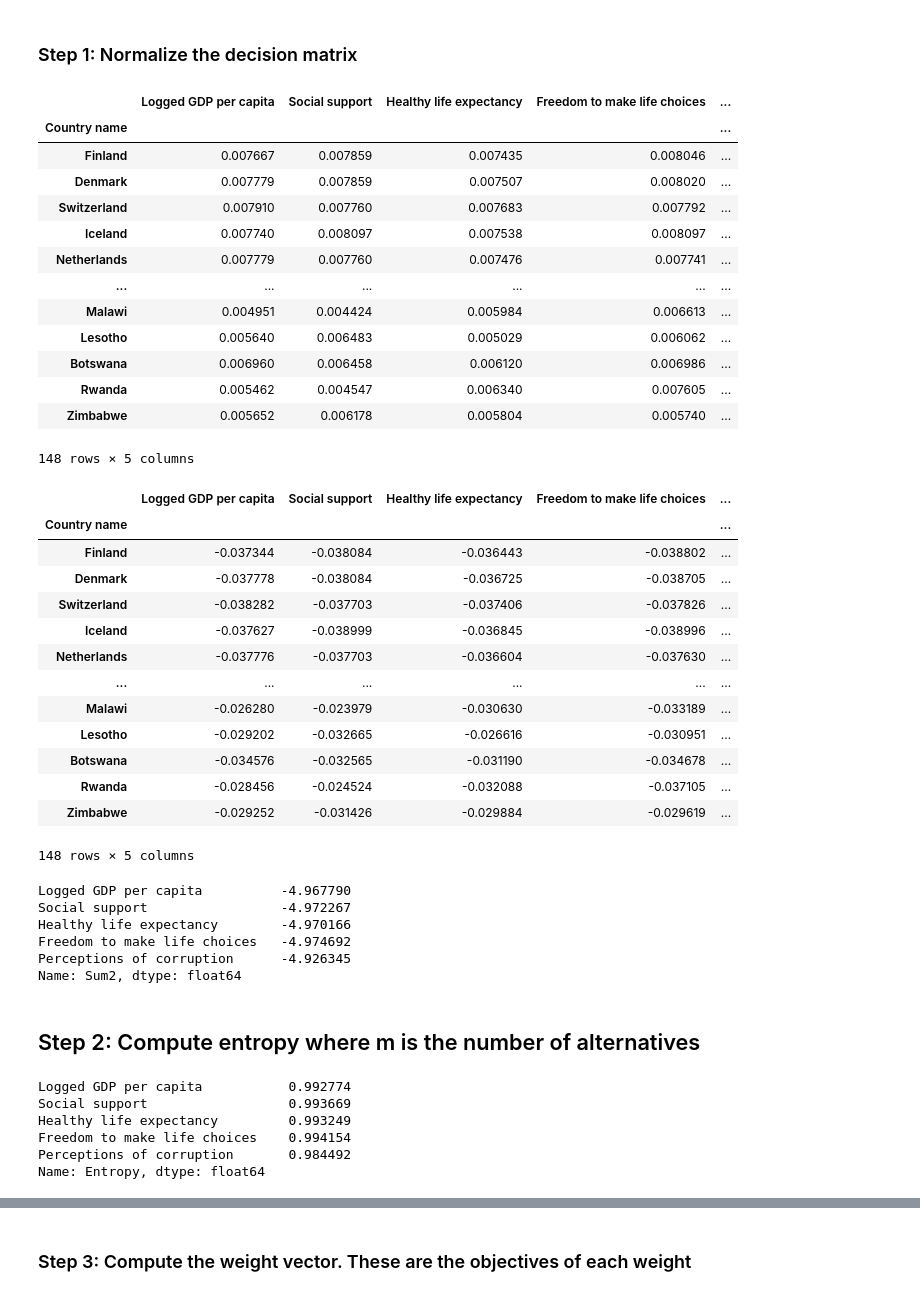
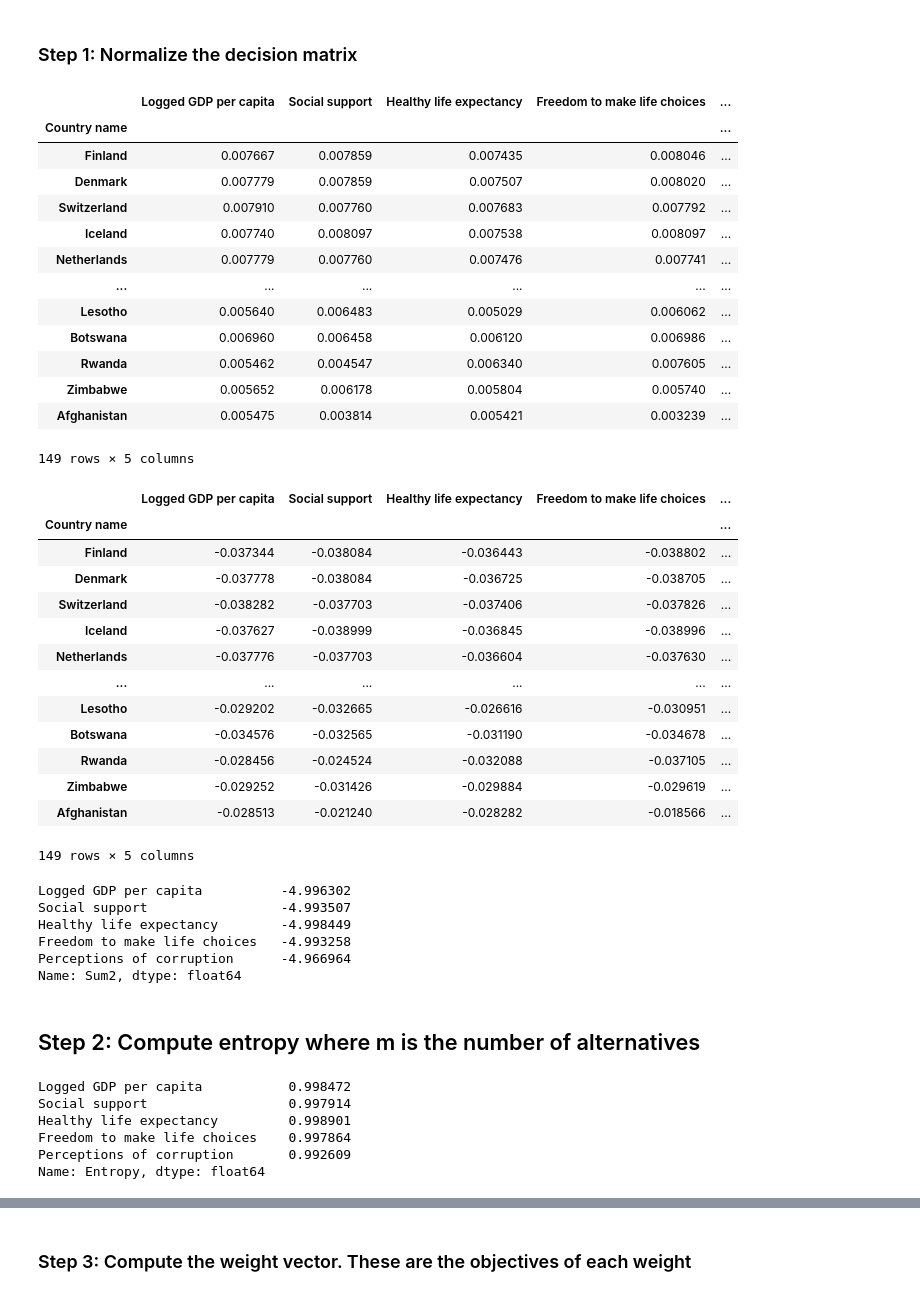
Before and after one commit to belkisbaccar/Decision-Support-System, a Jupyter notebook: MCDM.ipynb, the cells around one changed output, grey strips where cells are left out. Cells and saved outputs as stored; diff of their text form; code cells hidden in the pictures.

```diff
--- a/MCDM.ipynb
+++ b/MCDM.ipynb
@@ -119,24 +178,23 @@ k
 # %%
 # p_ij = x_ij/sum{j}(x_ij)
 df1 = df.copy()
-df1.drop(df1.tail(1).index,inplace=True)
 df1 = df1 / Sum
 df1
 # %% [output]
 |  | Logged GDP per capita | Social support | Healthy life expectancy | Freedom to make life choices | ... |
 | Country name |  |  |  |  | ... |
 | Finland | 0.007667 | 0.007859 | 0.007435 | 0.008046 | ... |
 | Denmark | 0.007779 | 0.007859 | 0.007507 | 0.008020 | ... |
 | Switzerland | 0.007910 | 0.007760 | 0.007683 | 0.007792 | ... |
 | Iceland | 0.007740 | 0.008097 | 0.007538 | 0.008097 | ... |
 | Netherlands | 0.007779 | 0.007760 | 0.007476 | 0.007741 | ... |
 | ... | ... | ... | ... | ... | ... |
-| Malawi | 0.004951 | 0.004424 | 0.005984 | 0.006613 | ... |
 | Lesotho | 0.005640 | 0.006483 | 0.005029 | 0.006062 | ... |
 | Botswana | 0.006960 | 0.006458 | 0.006120 | 0.006986 | ... |
 | Rwanda | 0.005462 | 0.004547 | 0.006340 | 0.007605 | ... |
 | Zimbabwe | 0.005652 | 0.006178 | 0.005804 | 0.005740 | ... |
+| Afghanistan | 0.005475 | 0.003814 | 0.005421 | 0.003239 | ... |
-148 rows × 5 columns
+149 rows × 5 columns
 # %%
 # p_ij*ln(p_ij)
 df2 = df1.copy()
@@ -155,22 +213,22 @@ df2
 | Iceland | -0.037627 | -0.038999 | -0.036845 | -0.038996 | ... |
 | Netherlands | -0.037776 | -0.037703 | -0.036604 | -0.037630 | ... |
 | ... | ... | ... | ... | ... | ... |
-| Malawi | -0.026280 | -0.023979 | -0.030630 | -0.033189 | ... |
 | Lesotho | -0.029202 | -0.032665 | -0.026616 | -0.030951 | ... |
 | Botswana | -0.034576 | -0.032565 | -0.031190 | -0.034678 | ... |
 | Rwanda | -0.028456 | -0.024524 | -0.032088 | -0.037105 | ... |
 | Zimbabwe | -0.029252 | -0.031426 | -0.029884 | -0.029619 | ... |
+| Afghanistan | -0.028513 | -0.021240 | -0.028282 | -0.018566 | ... |
-148 rows × 5 columns
+149 rows × 5 columns
 # %%
 Sum2 = df2.sum(axis = 0)
 Sum2 = Sum2.rename("Sum2")
 Sum2
 # %% [output]
-Logged GDP per capita          -4.967790
-Social support                 -4.972267
-Healthy life expectancy        -4.970166
-Freedom to make life choices   -4.974692
-Perceptions of corruption      -4.926345
+Logged GDP per capita          -4.996302
+Social support                 -4.993507
+Healthy life expectancy        -4.998449
+Freedom to make life choices   -4.993258
+Perceptions of corruption      -4.966964
 Name: Sum2, dtype: float64
 # %% [markdown]
 ## Step 2: Compute entropy where m is the number of alternatives
@@ -180,11 +238,11 @@ df3 = -k * Sum2
 df3 =df3.rename("Entropy")
 df3
 # %% [output]
-Logged GDP per capita           0.992774
-Social support                  0.993669
-Healthy life expectancy         0.993249
-Freedom to make life choices    0.994154
-Perceptions of corruption       0.984492
+Logged GDP per capita           0.998472
+Social support                  0.997914
+Healthy life expectancy         0.998901
+Freedom to make life choices    0.997864
+Perceptions of corruption       0.992609
 Name: Entropy, dtype: float64
 # %%
 # 1-e_j
```
Also changed, not shown: parts of 33 cells of this notebook.
